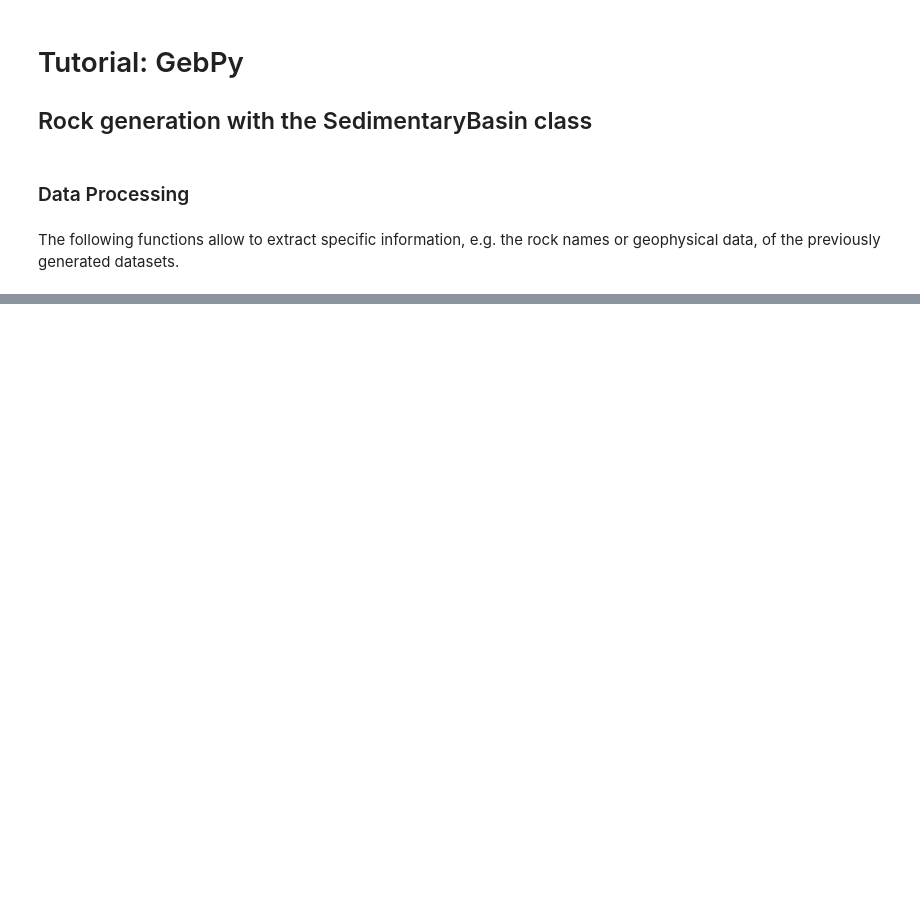
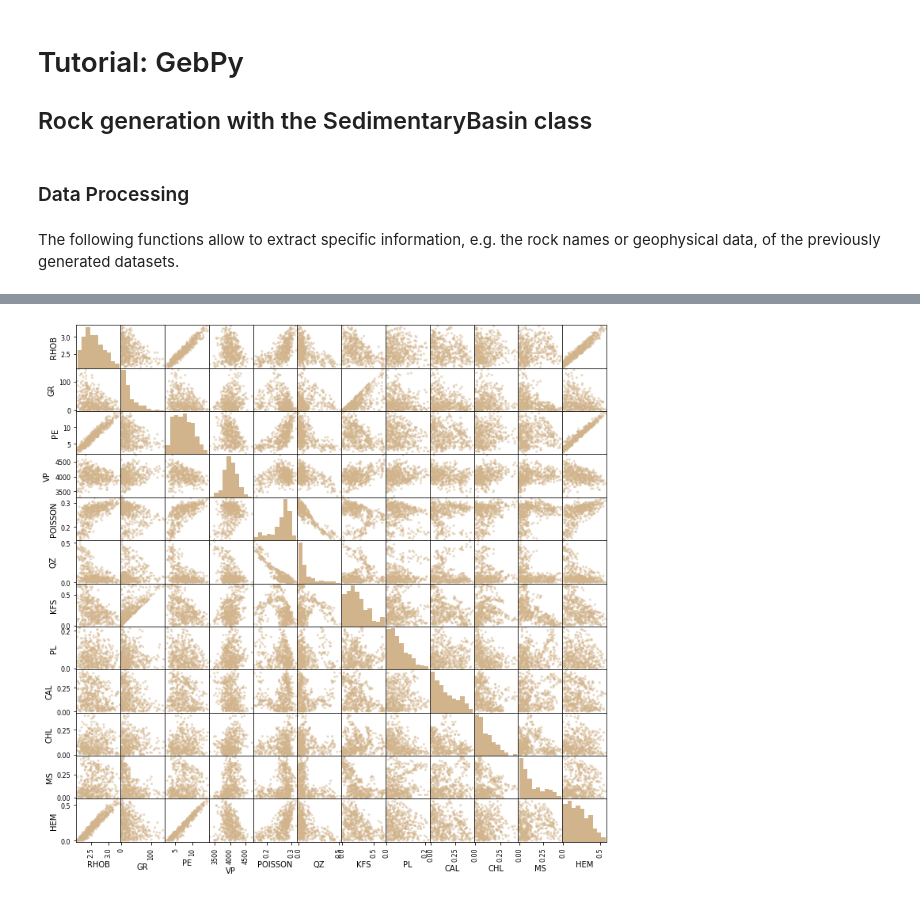
Before and after one commit to MABeeskow/GebPy, a Jupyter notebook: notebooks/Tutorial_Sedimentary-Basin-Rock-Generation.ipynb, the cells around one changed output, grey strips where cells are left out. Saved outputs shown, nothing was run; the diff lists cells and outputs as text; code cells hidden in the pictures; blank space fills up the shorter version.

```diff
--- a/notebooks/Tutorial_Sedimentary-Basin-Rock-Generation.ipynb
+++ b/notebooks/Tutorial_Sedimentary-Basin-Rock-Generation.ipynb
@@ -154,0 +164,20 @@ plt.show()
+# %%
+w_qz = amounts_minerals[:,0]
+w_kfs = amounts_minerals[:,1]
+w_pl = amounts_minerals[:,2]
+w_cal = amounts_minerals[:,3]
+w_chl = amounts_minerals[:,4]
+w_ms = amounts_minerals[:,5]
+w_hem = amounts_minerals[:,6]
+
+w_h = amounts_elements[:,0]
+w_c = amounts_elements[:,1]
+w_o = amounts_elements[:,2]
+w_f = amounts_elements[:,3]
+w_na = amounts_elements[:,4]
+w_mg = amounts_elements[:,5]
+w_al = amounts_elements[:,6]
+w_si = amounts_elements[:,7]
+w_k = amounts_elements[:,8]
+w_ca = amounts_elements[:,9]
+w_fe = amounts_elements[:,10]
@@ -154,0 +298,2 @@ plt.show()
+# %%
+df_minerals = pd.DataFrame(list(zip(density_bulk, gr, pe, vP, elastic_mu, w_qz, w_kfs, w_pl, w_cal, w_chl, w_ms, w_hem)), columns=["RHOB", "GR", "PE", "VP", "POISSON", "QZ", "KFS", "PL", "CAL", "CHL", "MS", "HEM"])
@@ -154,0 +328,8 @@ plt.show()
+# %%
+scatter_matrix(df_minerals[["RHOB", "GR", "PE", "VP", "POISSON", "QZ", "KFS", "PL", "CAL", "CHL", "MS", "HEM"]], color=color_sandstone, hist_kwds={'color':[color_sandstone]}, figsize=(12, 12), diagonal="hist");
+
+#plt.tight_layout()
+#plt.savefig("Tutorial_Sedimentary-Basin-Rock-Generation_05.png", bbox_inches="tight")
+plt.show()
+# %% [output]
+[figure, added]
```
Also changed, not shown: parts of 18 cells of this notebook, 4 other files.
